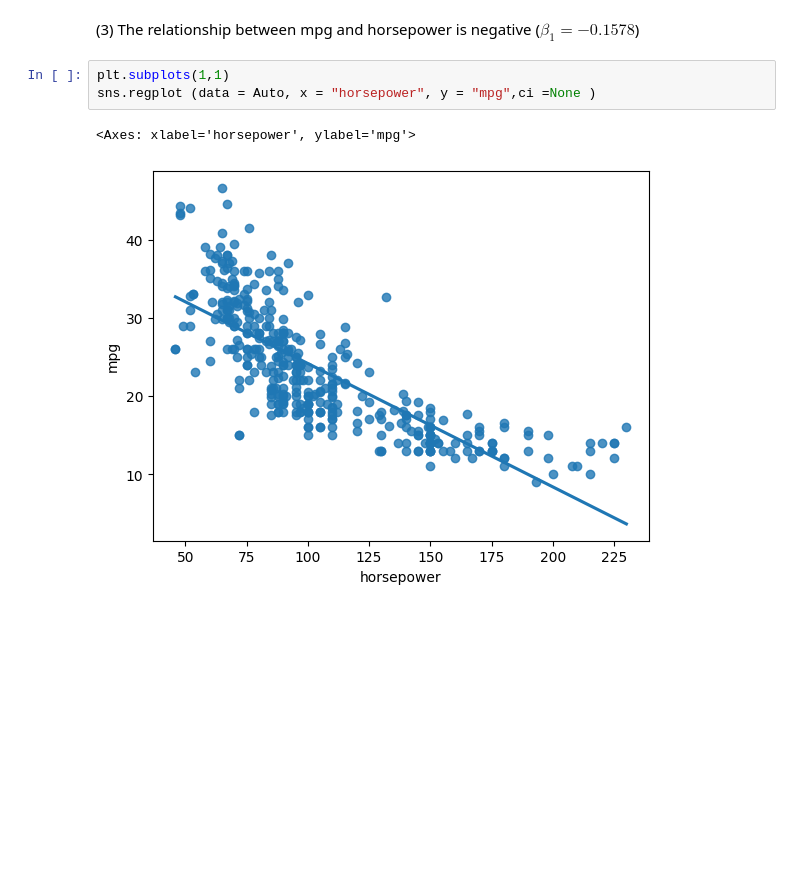
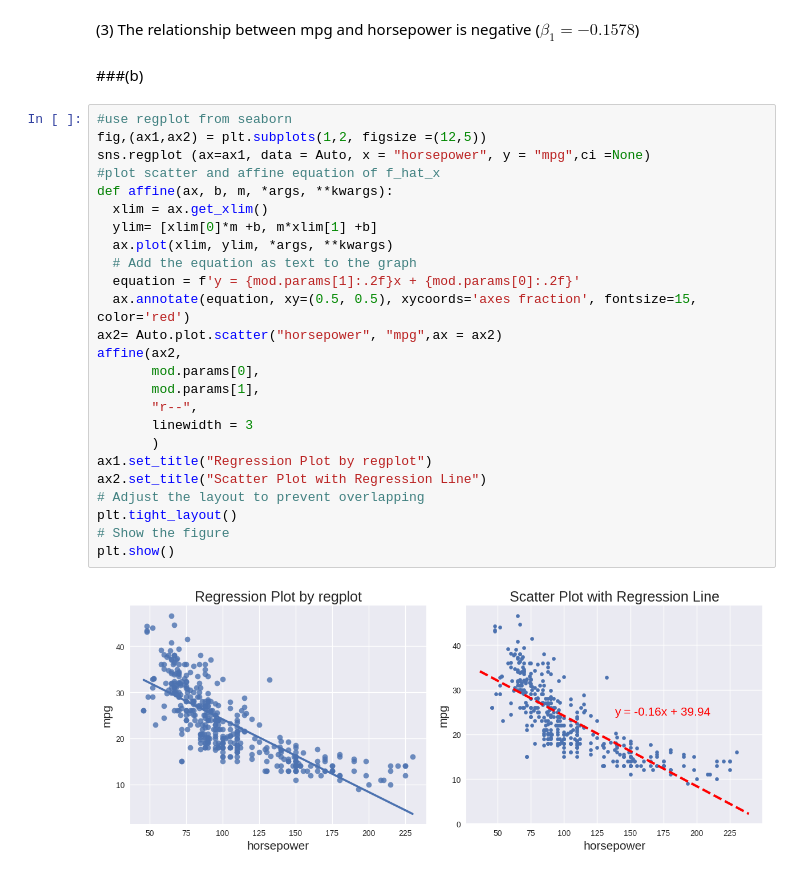
Before and after one commit to Modnarudom/modProject, a Jupyter notebook: ISLR_3.ipynb, the cells around one changed output. Cells and saved outputs as stored; diff of their text form; blank space fills up the shorter version.

```diff
--- a/ISLR_3.ipynb
+++ b/ISLR_3.ipynb
@@ -126,9 +132,32 @@ indicating a significant relationship between mpg and horsepower.
 (2) $R^{2}$ (R-squared) has value 0.606 or 60.6% that mpg is explained by horsepower
 # %% [markdown]
 (3) The relationship between mpg and horsepower is negative ($\beta_{1} = -0.1578$)
-# %%
-plt.subplots(1,1)
-sns.regplot (data = Auto, x = "horsepower", y = "mpg",ci =None )
-# %% [output]
-<Axes: xlabel='horsepower', ylabel='mpg'>
-[figure, removed]
+# %% [markdown]
+###(b)
+# %%
+#use regplot from seaborn
+fig,(ax1,ax2) = plt.subplots(1,2, figsize =(12,5))
+sns.regplot (ax=ax1, data = Auto, x = "horsepower", y = "mpg",ci =None)
+#plot scatter and affine equation of f_hat_x
+def affine(ax, b, m, *args, **kwargs):
+  xlim = ax.get_xlim()
+  ylim= [xlim[0]*m +b, m*xlim[1] +b]
+  ax.plot(xlim, ylim, *args, **kwargs)
+  # Add the equation as text to the graph
+  equation = f'y = {mod.params[1]:.2f}x + {mod.params[0]:.2f}'
+  ax.annotate(equation, xy=(0.5, 0.5), xycoords='axes fraction', fontsize=15, color='red')
+ax2= Auto.plot.scatter("horsepower", "mpg",ax = ax2)
+affine(ax2,
+       mod.params[0],
+       mod.params[1],
+       "r--",
+       linewidth = 3
+       )
+ax1.set_title("Regression Plot by regplot")
+ax2.set_title("Scatter Plot with Regression Line")
+# Adjust the layout to prevent overlapping
+plt.tight_layout()
+# Show the figure
+plt.show()
+# %% [output]
+[figure, added]
```
Also changed, not shown: parts of 10 cells of this notebook.
